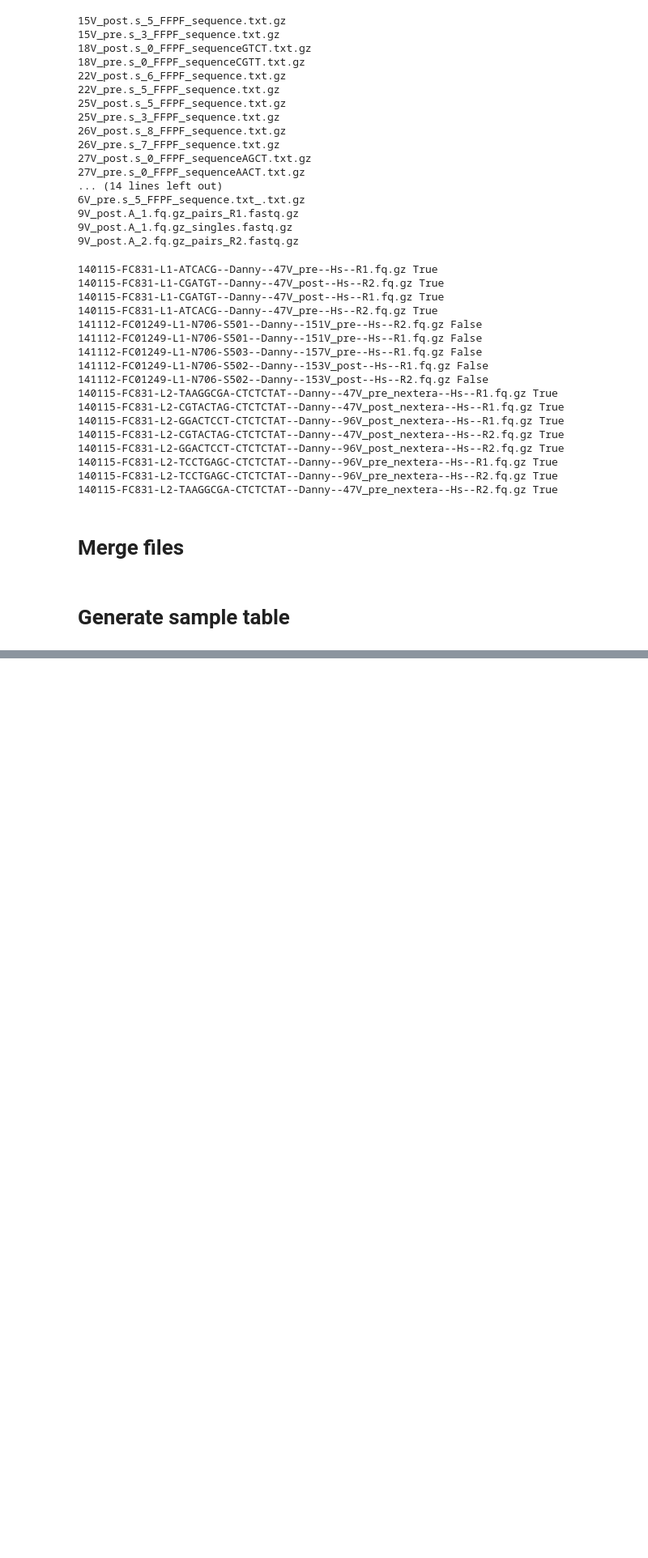
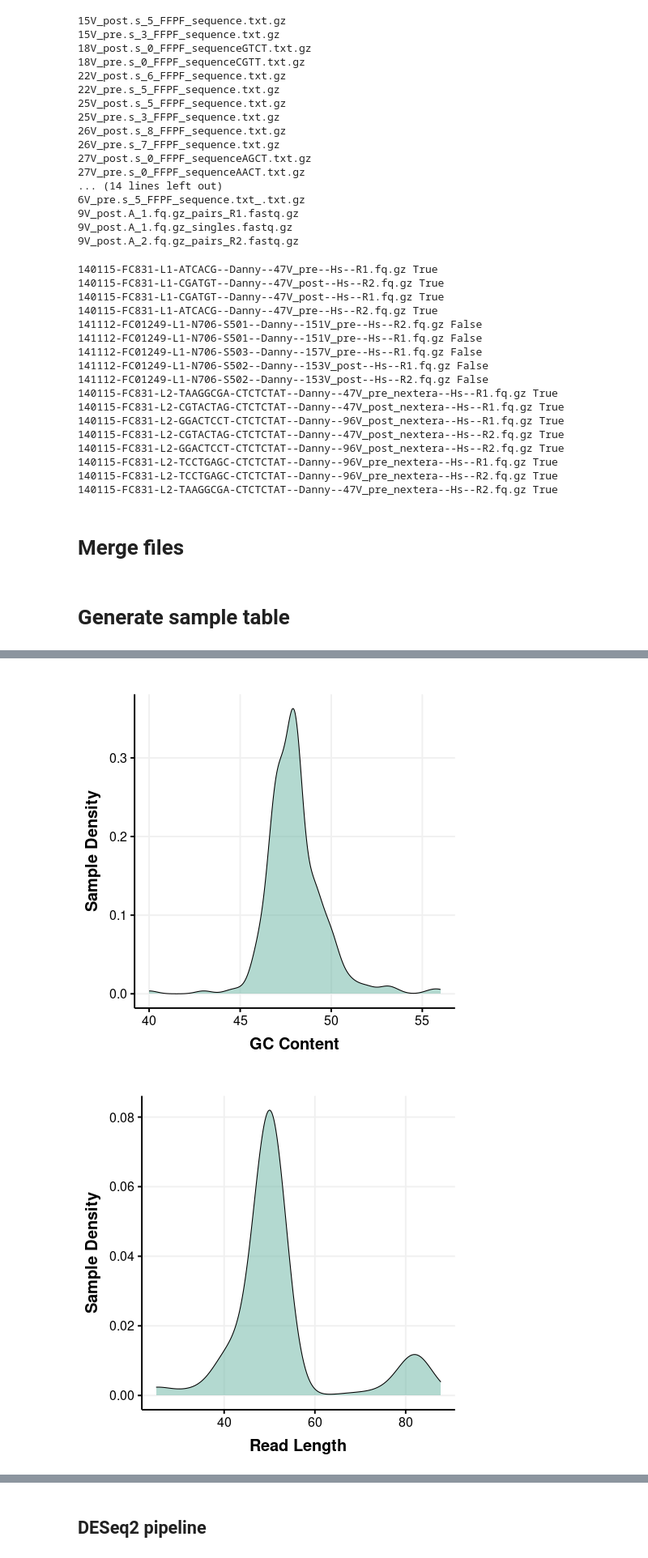
Before and after one commit to wkdeng/AMI, a Jupyter notebook: sample_clean_md5.ipynb, the cells around one changed output, grey strips where cells are left out. Shown at 81% size. Saved outputs shown, nothing was run; the diff lists cells and outputs as text; code cells hidden in the pictures; blank space fills up the shorter version.

```diff
--- a/sample_clean_md5.ipynb
+++ b/sample_clean_md5.ipynb
@@ -164,0 +310,25 @@ samples
+# %%
+%%R
+library(ggplot2)
+
+df<-read.table('data/sample_info/quality_trimmed.txt',sep='\t',header=T)
+df<-df[order(df$Read_length),]
+df$GC<-as.numeric(as.character(df$GC))
+p1<-ggplot(df)+
+    geom_density(aes(x=GC, y = ..density..),alpha=0.5,fill="#69b3a2" )+
+    theme(legend.position="none")+theme_Publication()+ylab('Sample Density')+xlab('GC Content')
+
+p2<-ggplot(df)+
+    geom_density(aes(x=Read_length, y = ..density..),alpha=0.5,fill="#69b3a2" )+
+    theme(legend.position="none")+theme_Publication()+ylab('Sample Density')+xlab('Read Length')
+
+p3<-ggplot(df)+
+    geom_density(aes(x=Quality, y = ..density..),alpha=0.5,fill="#69b3a2" )+
+    theme(legend.position="none")+theme_Publication()+ylab('Sample Density')+xlab('Sequence Quality')
+
+print(p1)
+print(p2)
+print(p3)
+# %% [output]
+[figure, added]
+[figure, added]
@@ -164,0 +336,2 @@ samples
+# %% [markdown]
+## DESeq2 pipeline
```
Also changed, not shown: parts of 27 cells of this notebook, 2 other files.
